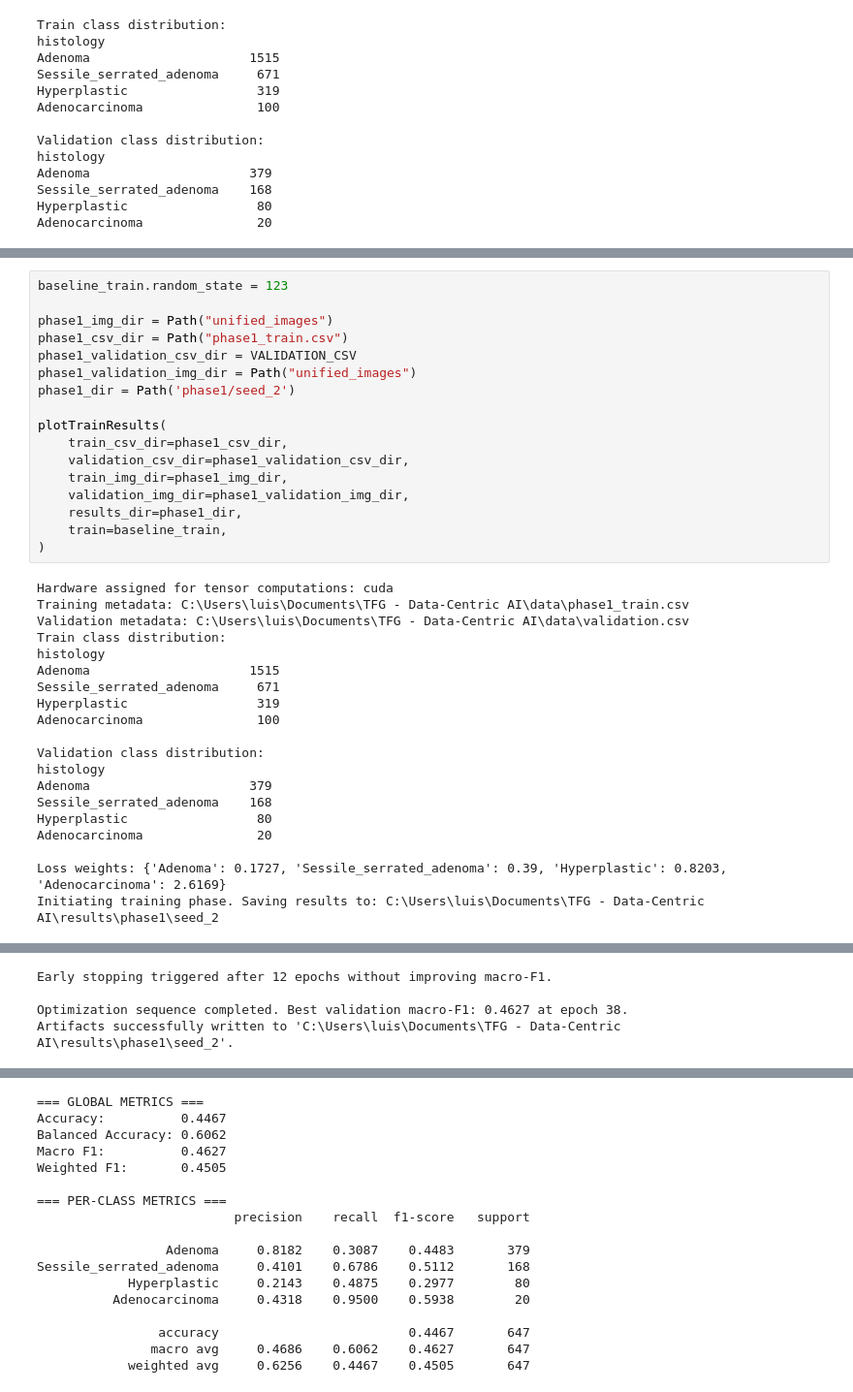
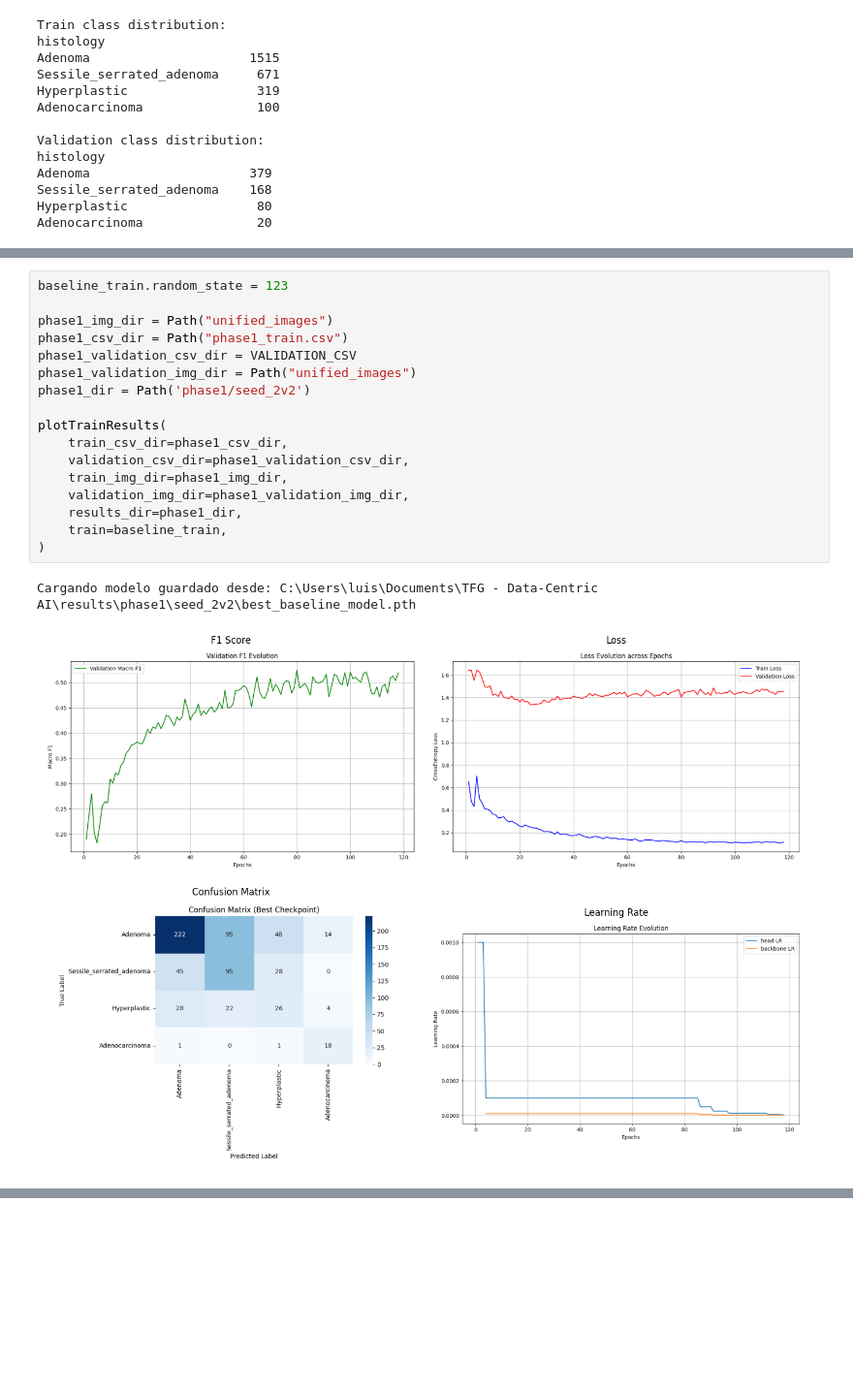
Before and after one commit to luismz14/TFG-DataCentric-AI, a Jupyter notebook: phase1.ipynb, the cells around one changed output, grey strips where cells are left out. Shown at 97% size. Drawn from its saved outputs; the diff is of its cells as text; blank space fills up the shorter version.

```diff
--- a/phase1.ipynb
+++ b/phase1.ipynb
@@ -98,37 +75,20 @@ Sessile_serrated_adenoma     0.4187    0.6131    0.4976       168
 # %%
 baseline_train.random_state = 123
 
 phase1_img_dir = Path("unified_images")
 phase1_csv_dir = Path("phase1_train.csv")
 phase1_validation_csv_dir = VALIDATION_CSV
 phase1_validation_img_dir = Path("unified_images")
-phase1_dir = Path('phase1/seed_2')
+phase1_dir = Path('phase1/seed_2v2')
 
 plotTrainResults(
     train_csv_dir=phase1_csv_dir,
     validation_csv_dir=phase1_validation_csv_dir,
     train_img_dir=phase1_img_dir,
     validation_img_dir=phase1_validation_img_dir,
     results_dir=phase1_dir,
     train=baseline_train,
 )
 # %% [output]
-Hardware assigned for tensor computations: cuda
-Training metadata: C:\Users\luis\Documents\TFG - Data-Centric AI\data\phase1_train.csv
-Validation metadata: C:\Users\luis\Documents\TFG - Data-Centric AI\data\validation.csv
-Train class distribution:
-histology
-Adenoma                     1515
-Sessile_serrated_adenoma     671
-Hyperplastic                 319
-Adenocarcinoma               100
-
-Validation class distribution:
-histology
-Adenoma                     379
-Sessile_serrated_adenoma    168
-Hyperplastic                 80
-Adenocarcinoma               20
-
-Loss weights: {'Adenoma': 0.1727, 'Sessile_serrated_adenoma': 0.39, 'Hyperplastic': 0.8203, 'Adenocarcinoma': 2.6169}
-Initiating training phase. Saving results to: C:\Users\luis\Documents\TFG - Data-Centric AI\results\phase1\seed_2
+Cargando modelo guardado desde: C:\Users\luis\Documents\TFG - Data-Centric AI\results\phase1\seed_2v2\best_baseline_model.pth
+[figure, new version]
@@ -136,4 +111,0 @@ Switching to full-network fine-tuning at epoch 4.
-Early stopping triggered after 12 epochs without improving macro-F1.
-
-Optimization sequence completed. Best validation macro-F1: 0.4627 at epoch 38.
-Artifacts successfully written to 'C:\Users\luis\Documents\TFG - Data-Centric AI\results\phase1\seed_2'.
@@ -141,20 +112,3 @@ Artifacts successfully written to 'C:\Users\luis\Documents\TFG - Data-Centric AI
-=== GLOBAL METRICS ===
-Accuracy:          0.4467
-Balanced Accuracy: 0.6062
-Macro F1:          0.4627
-Weighted F1:       0.4505
-
-=== PER-CLASS METRICS ===
-                          precision    recall  f1-score   support
-
-                 Adenoma     0.8182    0.3087    0.4483       379
-Sessile_serrated_adenoma     0.4101    0.6786    0.5112       168
-            Hyperplastic     0.2143    0.4875    0.2977        80
-          Adenocarcinoma     0.4318    0.9500    0.5938        20
-
-                accuracy                         0.4467       647
-               macro avg     0.4686    0.6062    0.4627       647
-            weighted avg     0.6256    0.4467    0.4505       647
 # %%
 baseline_train.random_state = 456
 
```
Also changed, not shown: parts of 5 cells of this notebook, 17 other files.
